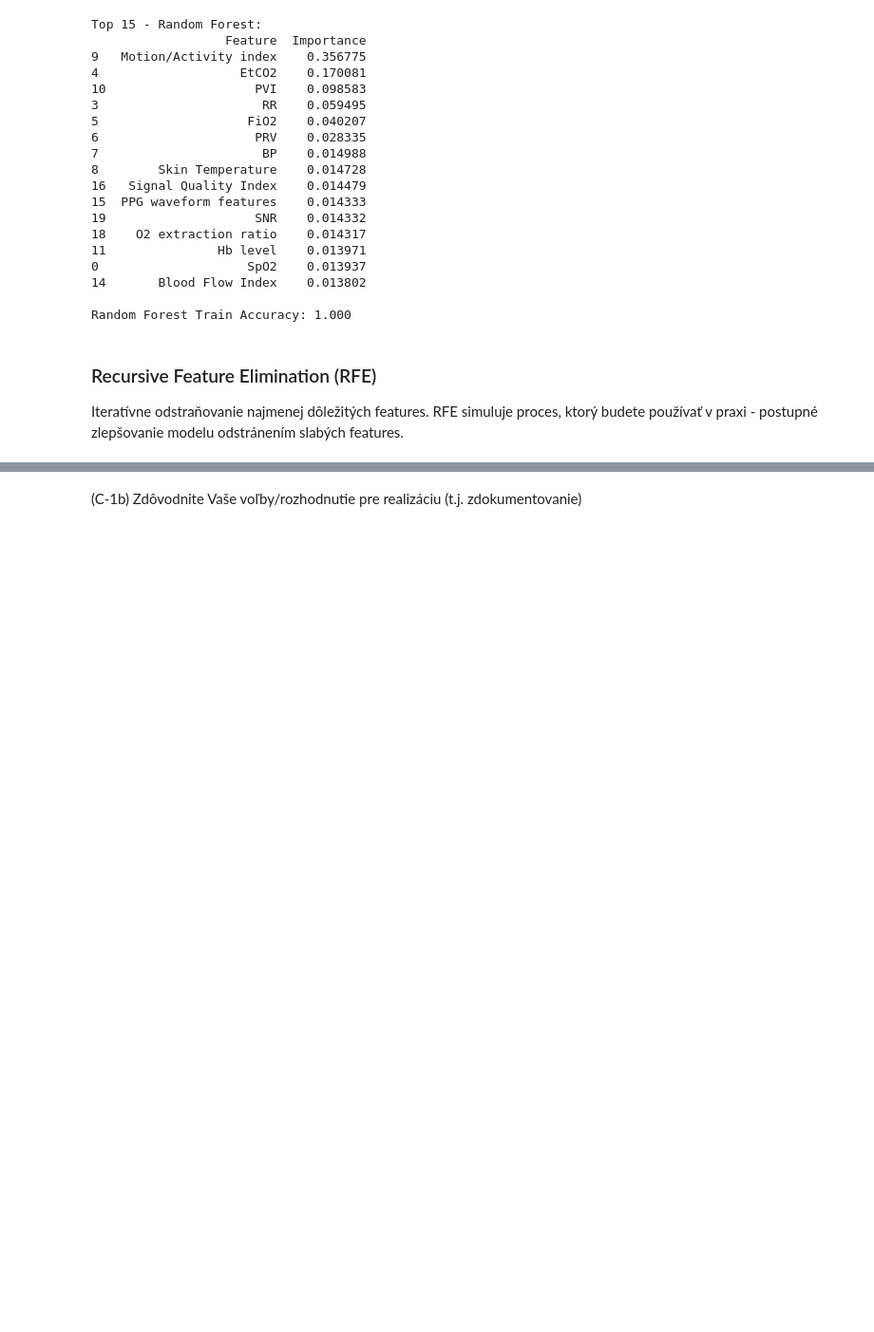
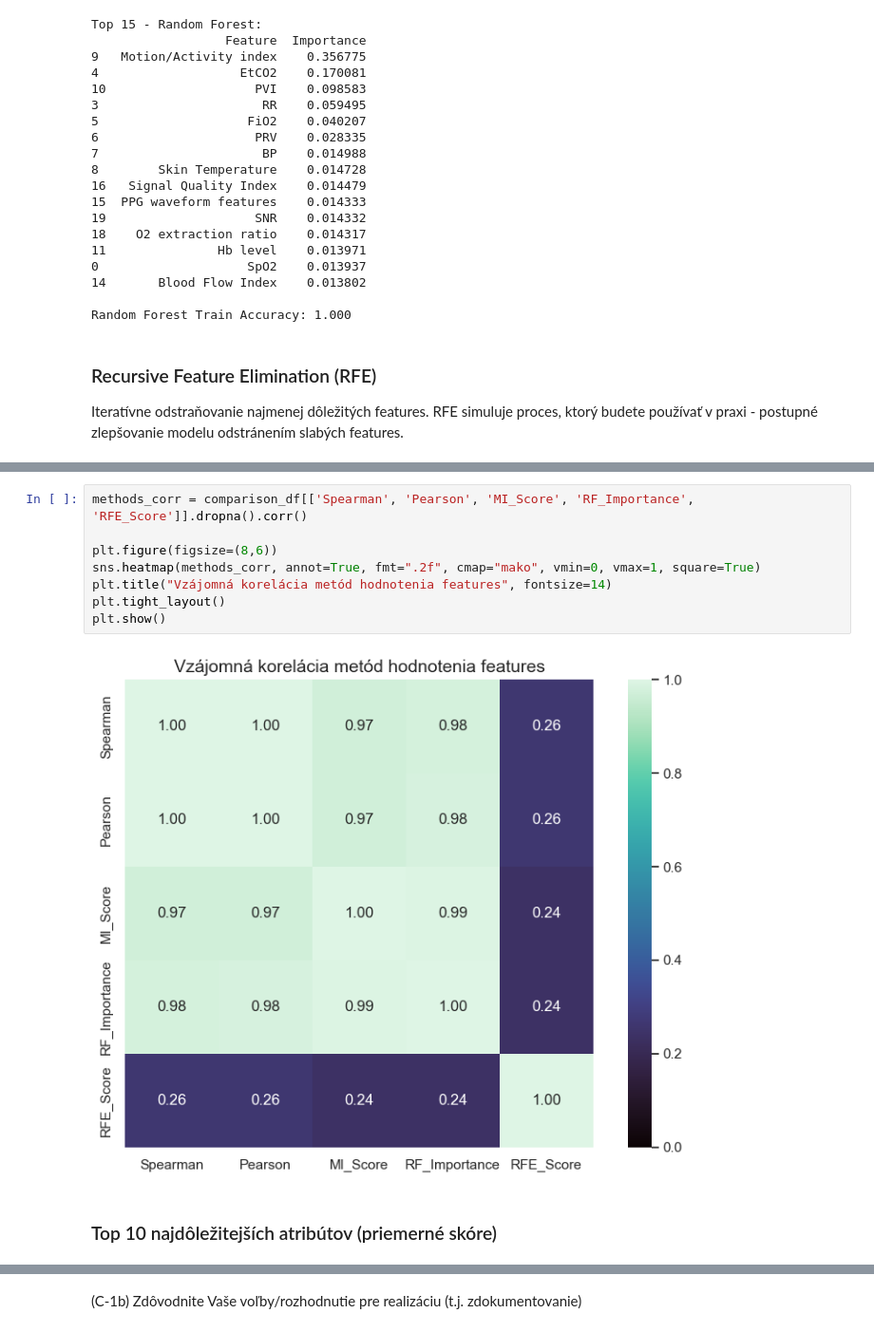
Before and after one commit to johannatilesova/IAU-project, a Jupyter notebook: phase2_Tilesova_Pecenka.ipynb, the cells around one changed output, grey strips where cells are left out. Shown at 95% size. Drawn from its saved outputs; the diff is of its cells as text; blank space fills up the shorter version.

```diff
--- a/phase2_Tilesova_Pecenka.ipynb
+++ b/phase2_Tilesova_Pecenka.ipynb
@@ -824,4 +812,16 @@ Finálne poradie features podľa priemernej dôležitosti
 [figure]
+# %%
+methods_corr = comparison_df[['Spearman', 'Pearson', 'MI_Score', 'RF_Importance', 'RFE_Score']].dropna().corr()
+
+plt.figure(figsize=(8,6))
+sns.heatmap(methods_corr, annot=True, fmt=".2f", cmap="mako", vmin=0, vmax=1, square=True)
+plt.title("Vzájomná korelácia metód hodnotenia features", fontsize=14)
+plt.tight_layout()
+plt.show()
+# %% [output]
+[figure, new version]
+# %% [markdown]
+### Top 10 najdôležitejších atribútov (priemerné skóre)
 # %%
 # Uložte finálne poradie do CSV
 final_ranking.to_csv('feature_importance_ranking.csv', index=False)
```
Also changed, not shown: parts of 15 cells of this notebook, 1 other file.
